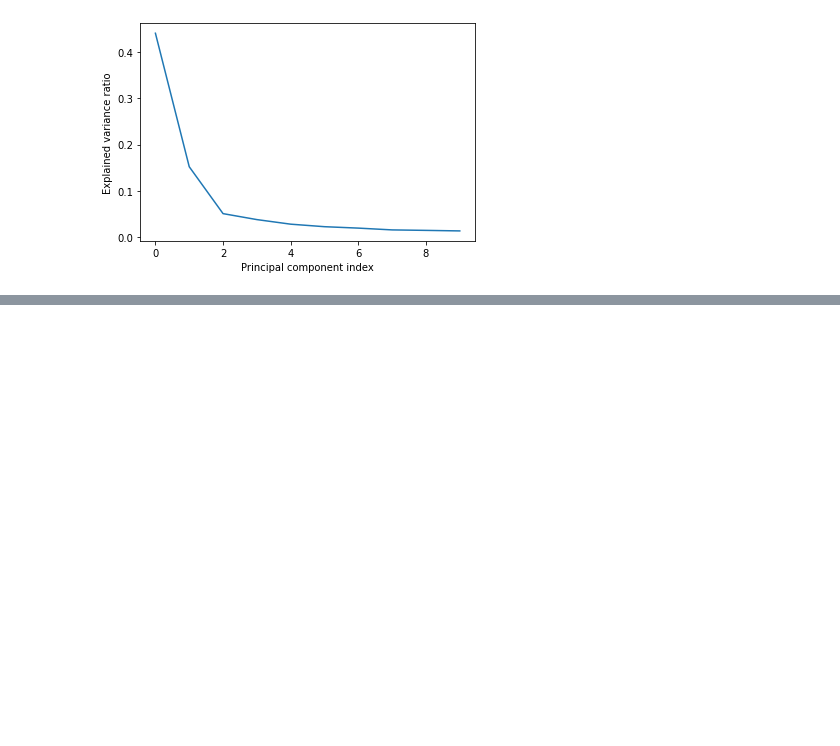
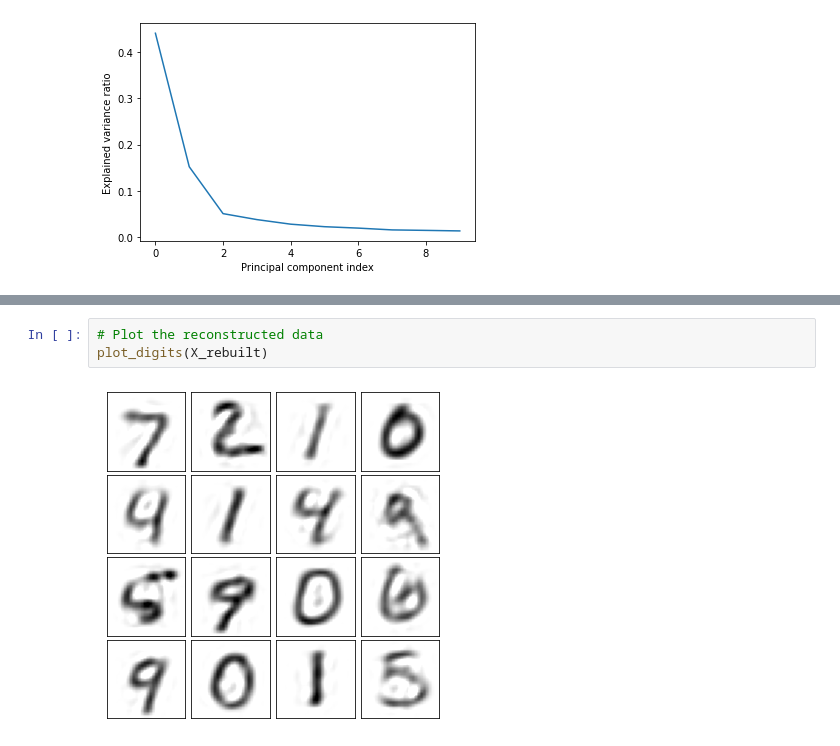
Before and after one commit to xwu0223/MBAN-6400, a Jupyter notebook: Dimension Reduction in Python/Feature Extraction/ch4.ipynb, the cells around one changed output, grey strips where cells are left out. Cells and saved outputs as stored; diff of their text form; blank space fills up the shorter version.

```diff
--- a/Dimension Reduction in Python/Feature Extraction/ch4.ipynb
+++ b/Dimension Reduction in Python/Feature Extraction/ch4.ipynb
@@ -630,0 +685,5 @@ plt.show()
+# %%
+# Plot the reconstructed data
+plot_digits(X_rebuilt)
+# %% [output]
+[figure, added]
```
Also changed, not shown: parts of 9 cells of this notebook, 1 other file.
